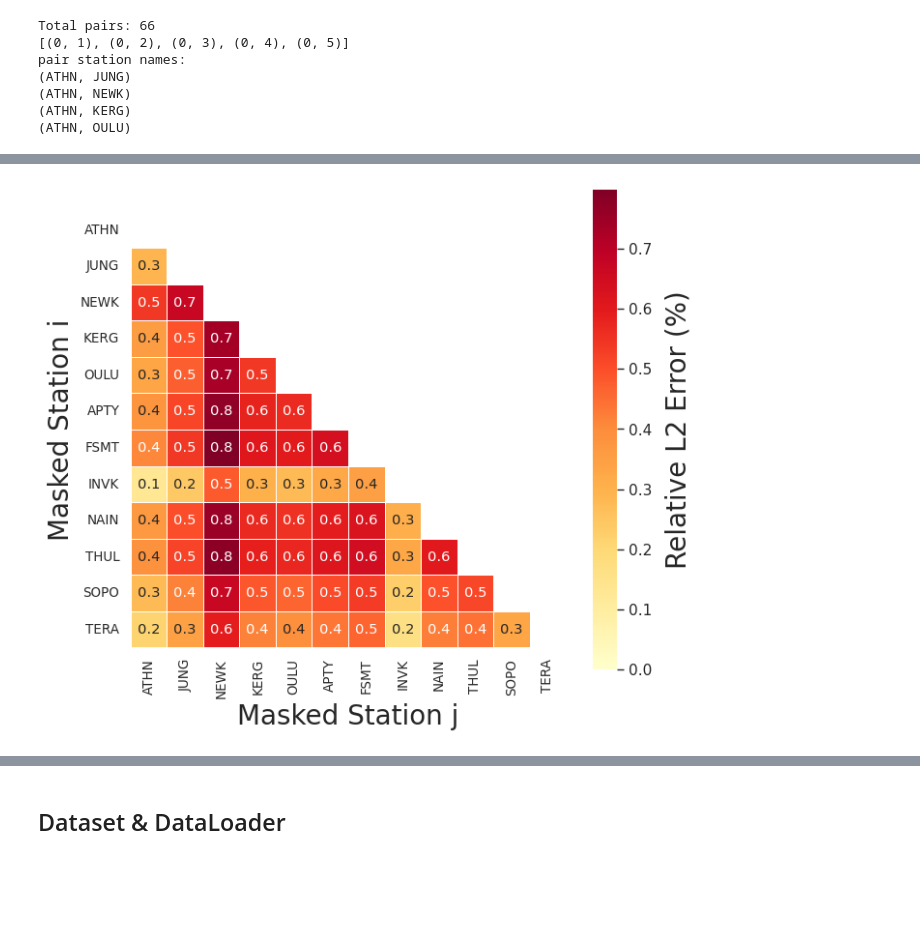
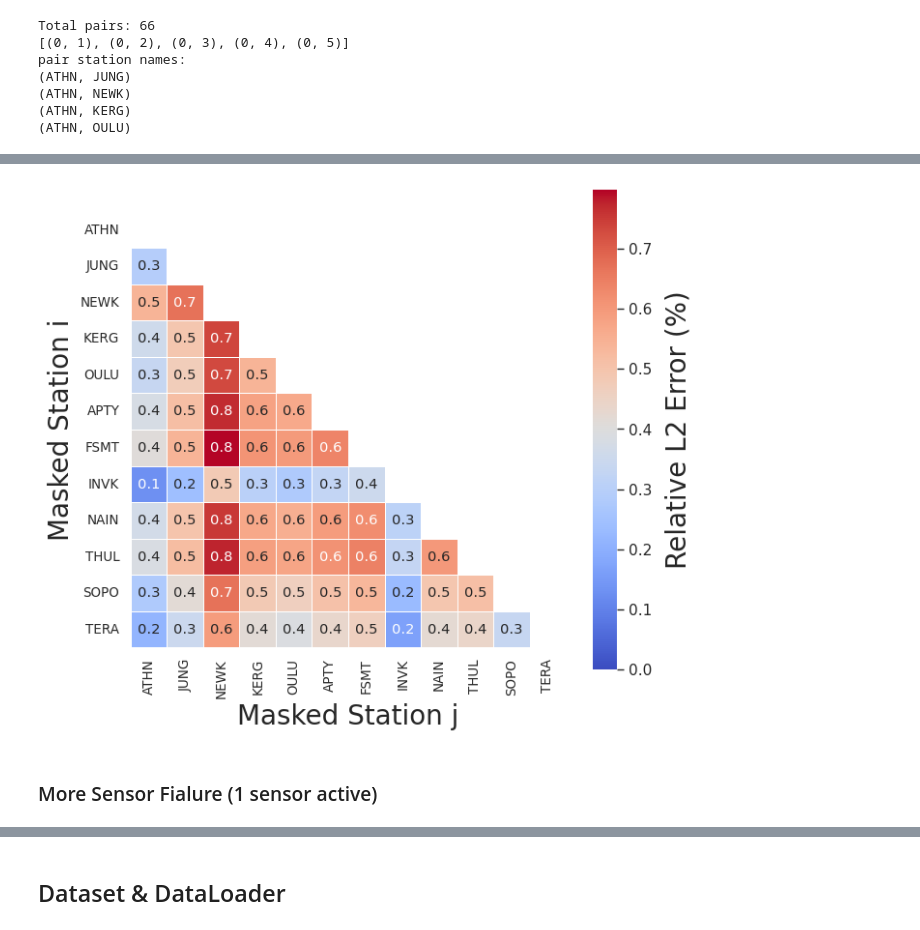
Before and after one commit to kkazuma19/CosmicRays-Operator, a Jupyter notebook: analysis/sensors/notebook.ipynb, the cells around one changed output, grey strips where cells are left out. Drawn from its saved outputs; the diff is of its cells as text; code cells hidden in the pictures; blank space fills up the shorter version.

```diff
--- a/analysis/sensors/notebook.ipynb
+++ b/analysis/sensors/notebook.ipynb
@@ -235,11 +305,11 @@ def simulate_and_evaluate_failure(sensor_index):
 rel_l2_list = []
 ssim_list = []
 for i in range(len(station_names)):
-    pred, target, l2_error, ssim = simulate_and_evaluate_failure(i)
+    pred, target, l2_error, ssim = simulate_and_evaluate_failure(sensor_index=i, replace_value=sensor_mean)
     rel_l2_list.append(l2_error)
     ssim_list.append(ssim)
 
-# conver to numpy arrays
+
 rel_l2_array = np.array(rel_l2_list)
 ssim_array = np.array(ssim_list)
 # %% [output]
@@ -374,7 +446,9 @@ def simulate_and_evaluate_2failure(sensor_index_1, sensor_index_2):
 # %%
 import itertools
 
-# station_names = [...]   # already defined (length = 12)
+stations = station_info["stations"]
+station_names = [s["name"] for s in stations]
+
 num_sensors = len(station_names)
 
 # Generate all unique (i, j) pairs, i < j
@@ -395,17 +469,17 @@ pair station names:
 (ATHN, KERG)
 (ATHN, OULU)
 # %%
-pair_results = []
-
-for (i, j) in sensor_pairs[:]:
-    _, _, l2_error, ssim = simulate_and_evaluate_2failure(i, j)
-    pair_results.append({
-        "station_1": station_names[i],
-        "station_2": station_names[j],
-        "L2_error": l2_error,
-        "SSIM": ssim
-    })
-
-# conver to numpy arrays
-rel_l2_array_2failure = np.array([res["L2_error"] for res in pair_results])
-ssim_array_2failure = np.array([res["SSIM"] for res in pair_results])
+# pair_results = []
+#
+# for (i, j) in sensor_pairs[:]:
+#     _, _, l2_error, ssim = simulate_and_evaluate_2failure(i, j, replace_value=sensor_mean)
+#     pair_results.append({
+#         "station_1": station_names[i],
+#         "station_2": station_names[j],
+#         "L2_error": l2_error,
+#         "SSIM": ssim
+#     })
+#
+# # conver to numpy arrays
+# rel_l2_array_2failure = np.array([res["L2_error"] for res in pair_results])
+# ssim_array_2failure = np.array([res["SSIM"] for res in pair_results])
@@ -431,6 +487,10 @@ Mean SSIM: 0.999284591225143
 # save the results for future reference
 #np.save('analysis/sensors/rel_l2_array_2failure.npy', rel_l2_array_2failure)
 #np.save('analysis/sensors/ssim_array_2failure.npy', ssim_array_2failure)
+
+
+rel_l2_array_2failure = np.load('analysis/sensors/rel_l2_array_2failure.npy')
+ssim_array_2failure = np.load('analysis/sensors/ssim_array_2failure.npy')
 # %%
 # (66, 336) -> mean over 336 samples = (66,)
 rel_l2_mean_2failure = np.mean(rel_l2_array_2failure, axis=1)
@@ -483,32 +543,34 @@ mask = np.triu(np.ones_like(L2_plot, dtype=bool))
 # 3. Plot heatmap (lower triangle only)
 # ============================================================
 sns.set_context("paper", font_scale=1.1)
 sns.set_style("white")
 
 fig, ax = plt.subplots(figsize=(7,6))
 
-sns.heatmap(L2_plot, mask=mask, cmap="YlOrRd", square=True,
+sns.heatmap(L2_plot, mask=mask, cmap="coolwarm", square=True,
             xticklabels=station_names, yticklabels=station_names,
             cbar_kws={'label': 'Relative L2 Error (%)'},
             linewidths=0.4, linecolor='white',
             vmin=0, vmax=np.nanmax(L2_plot),
             annot=True, fmt=".1f")
 
 # Make colorbar label larger
 cbar = ax.collections[0].colorbar
 cbar.ax.tick_params(labelsize=11)
 cbar.set_label("Relative L2 Error (%)", fontsize=20, labelpad=10)
 
 # ============================================================
 # 5. Final touches
 # ============================================================
 #ax.set_title("Pairwise Station-Outage Sensitivity (L₂)", pad=10)
 ax.set_xlabel("Masked Station j", fontsize=20)
 ax.set_ylabel("Masked Station i", fontsize=20)
 plt.xticks(rotation=90, ha='center')
 plt.yticks(rotation=0)
 plt.tight_layout()
 plt.savefig("analysis/sensors/pairwise_l2_error.png", dpi=300, bbox_inches="tight")
 plt.show()
 # %% [output]
-[figure, old version]
+[figure, new version]
+# %% [markdown]
+### More Sensor Fialure (1 sensor active)
```
Also changed, not shown: parts of 11 cells of this notebook, 7 other files.
